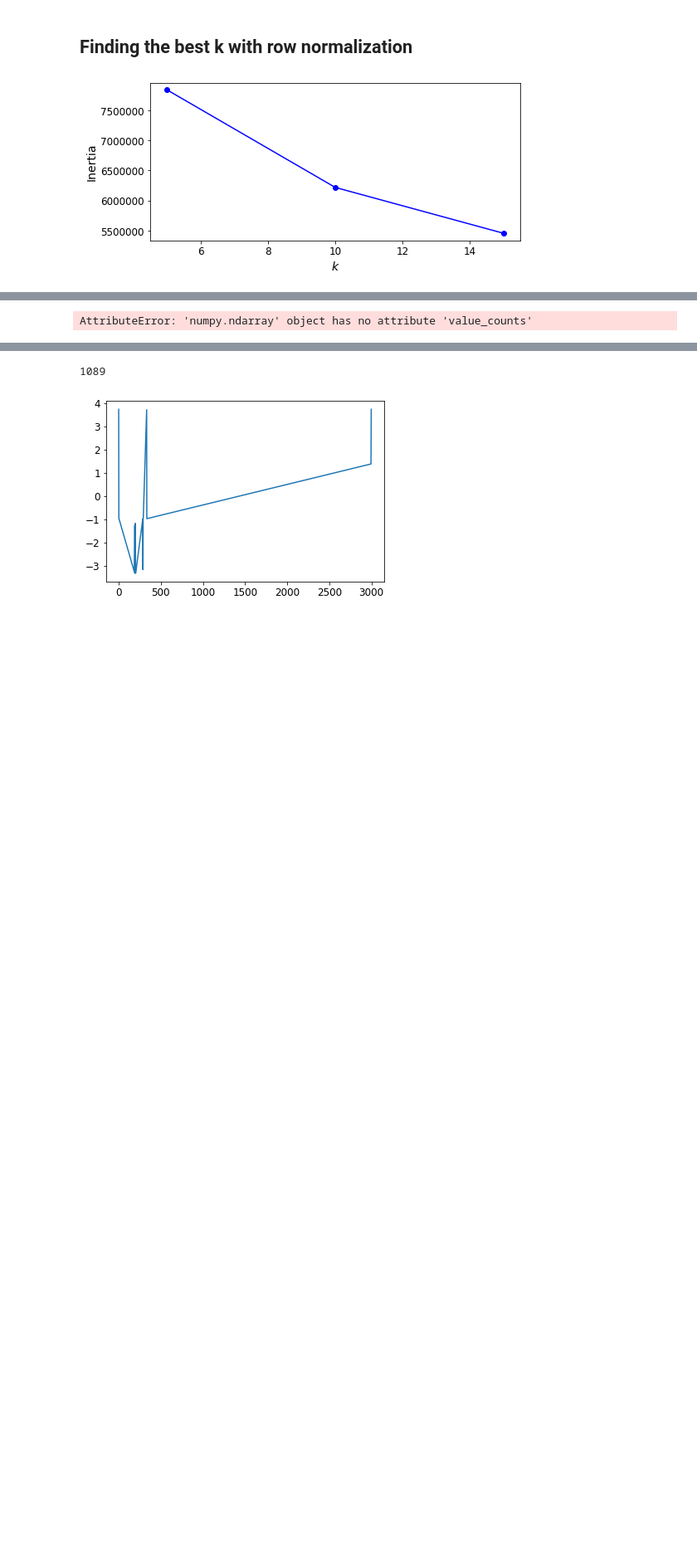
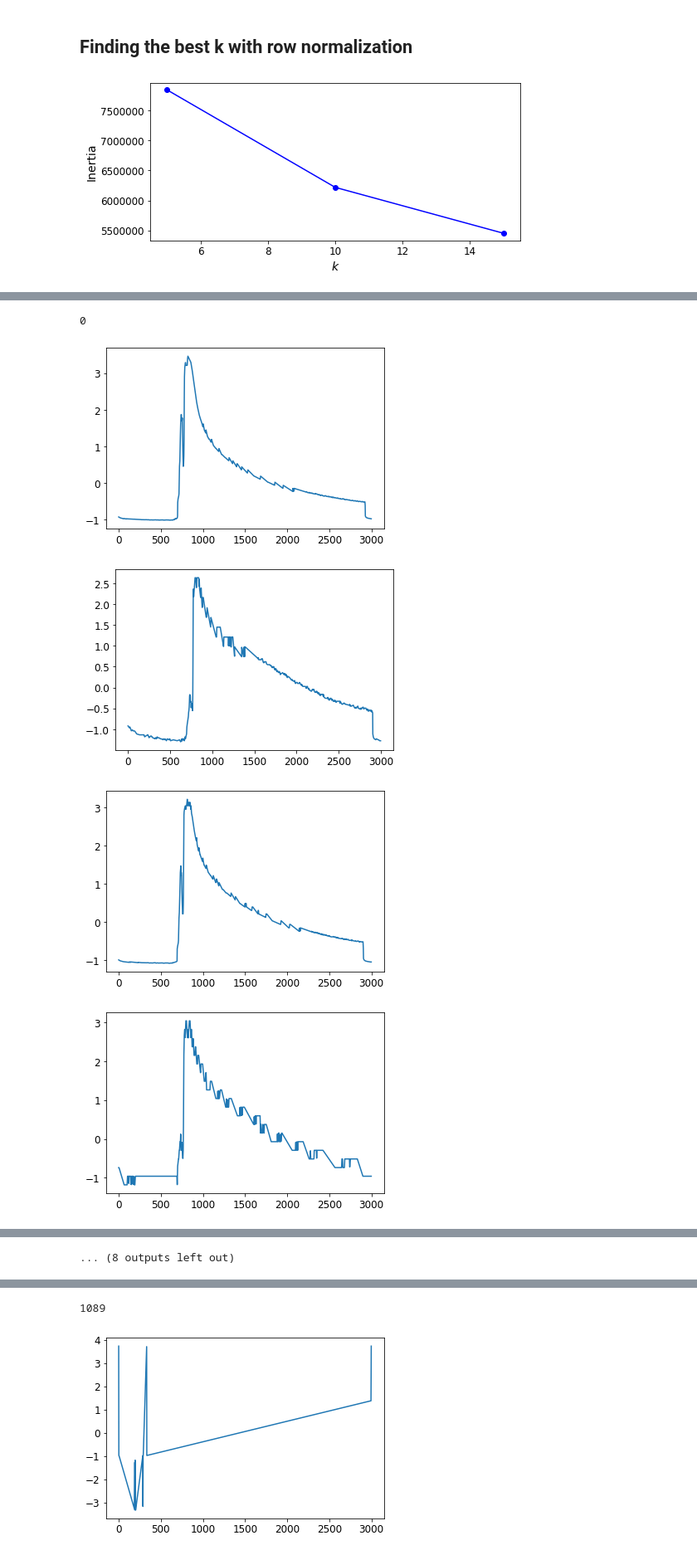
Before and after one commit to francescogiordano94/vacuum_gauge, a Jupyter notebook: Clustering.ipynb, the cells around one changed output, grey strips where cells are left out. Shown at 83% size. Drawn from its saved outputs; the diff is of its cells as text; code cells hidden in the pictures; blank space fills up the shorter version.

```diff
--- a/Clustering.ipynb
+++ b/Clustering.ipynb
@@ -112,6 +122,15 @@ for i in idx_representative:
 ... (18 outputs left out)
 # %%
 y = kmeans_10.predict(X_scaled)
-y[875]
+y[3819]
 # %% [output]
-AttributeError: 'numpy.ndarray' object has no attribute 'value_counts'
+0
+# %%
+for i in np.where(y==0)[0][:20]:
+    plt.plot(range(3000), X_scaled[i])
+    plt.show()
+# %% [output]
+[figure, added]
+[figure, added]
+[figure, added]
+[figure, added]
@@ -118,3 +145,4 @@ AttributeError: 'numpy.ndarray' object has no attribute 'value_counts'
+... (8 outputs left out)
 # %%
 cluster_index = np.where(y==11)[0]
 df_clustered = df_raw.iloc[indexes]
```
Also changed, not shown: parts of 4 cells of this notebook, 9 other files.
